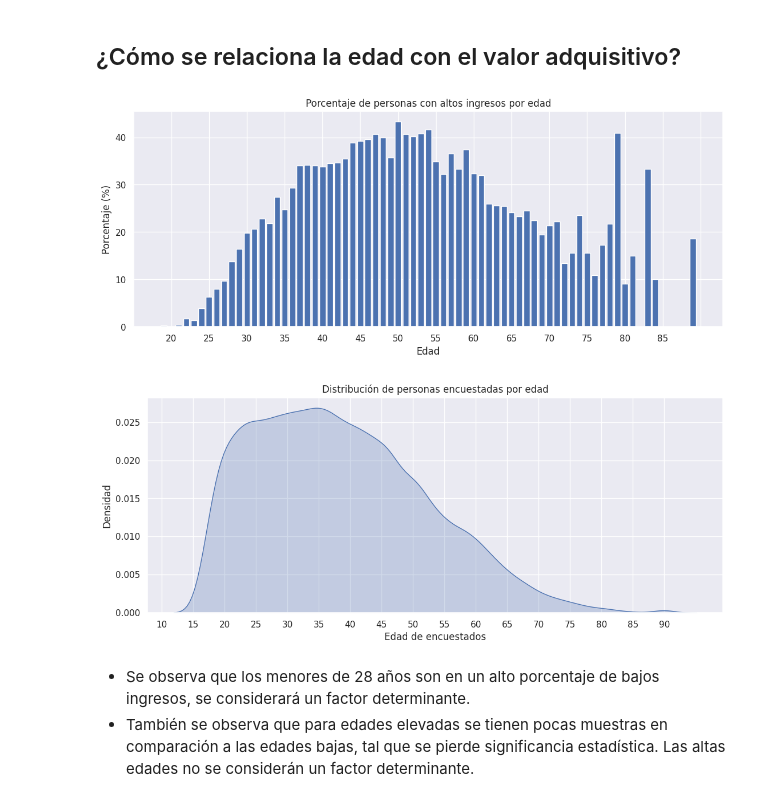
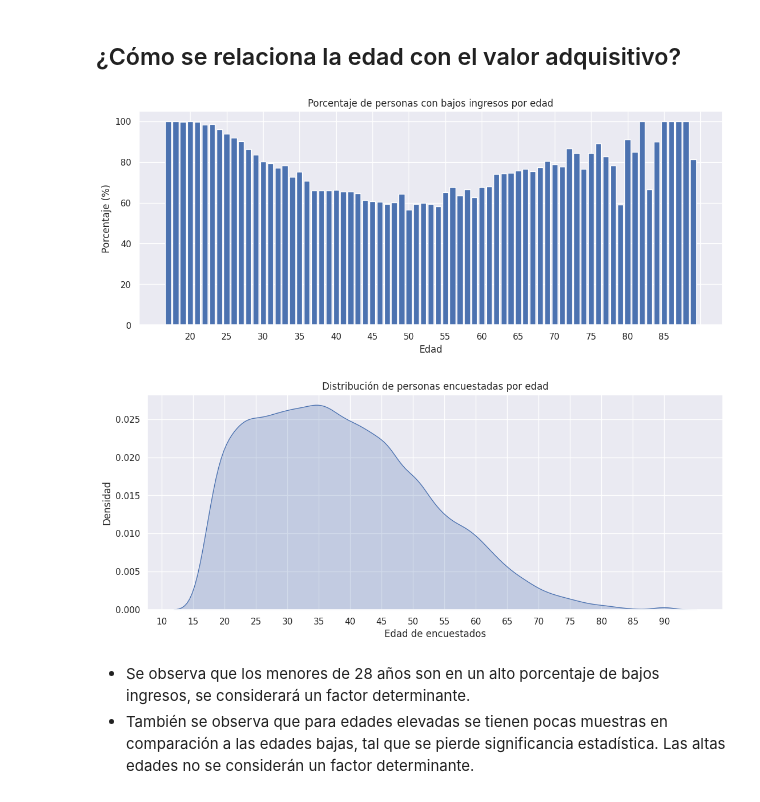
Before and after one commit to TomasArrachea/TP-Organizacion-de-Datos, a Jupyter notebook: informe.ipynb, the cells around one changed output. Drawn from its saved outputs; the diff is of its cells as text; code cells hidden in the pictures.

```diff
--- a/informe.ipynb
+++ b/informe.ipynb
@@ -402,28 +366,28 @@ plt.show()
 ## ¿Cómo se relaciona la edad con el valor adquisitivo?
 # %%
 df_total = df
-df_filtrado = df[df['tiene_alto_valor_adquisitivo'] == 1]
+df_filtrado = df[df['tiene_alto_valor_adquisitivo'] == 0]
 
 df_r = (df_filtrado['edad'].value_counts() / df_total['edad'].value_counts()).sort_index()
 df_cant = df_filtrado['edad'].value_counts().sort_index()
 
 plt.figure(dpi=100, figsize=(13.3, 5))
 plt.bar(df_r.index.map(str), df_r.values*100)
 plt.ylabel("Porcentaje (%)")
 plt.xlabel("Edad")
 plt.xticks(np.arange(3, len(df_r) +1, 5.0))
-plt.title("Porcentaje de personas con altos ingresos por edad")
+plt.title("Porcentaje de personas con bajos ingresos por edad")
 plt.show()
 
 plt.figure(dpi=100, figsize=(13, 5))
 plt.title("Distribución de personas encuestadas por edad")
 plt.xlabel("Edad de encuestados")
 plt.ylabel("Densidad")
 sns.kdeplot(df_total['edad'], fill=True)
 plt.xticks(np.arange(10, 95, 5.0))
 plt.show()
 # %% [output]
-[figure, old version]
+[figure, new version]
 [figure]
 # %% [markdown]
 - Se observa que los menores de 28 años son en un alto porcentaje de bajos ingresos, se considerará un factor determinante.
```
Also changed, not shown: parts of 13 cells of this notebook.
